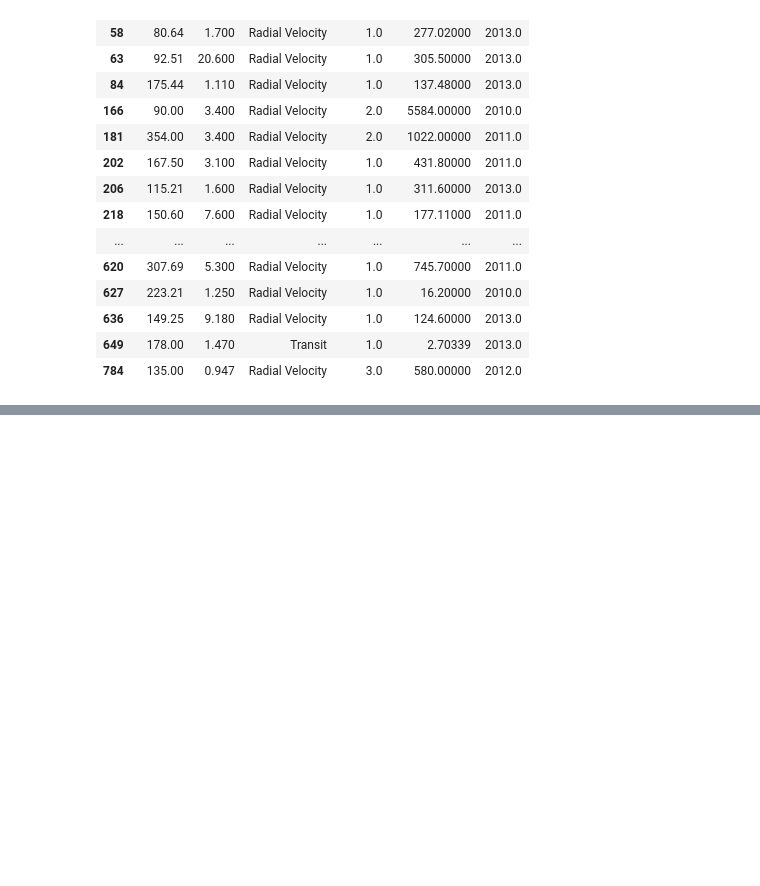
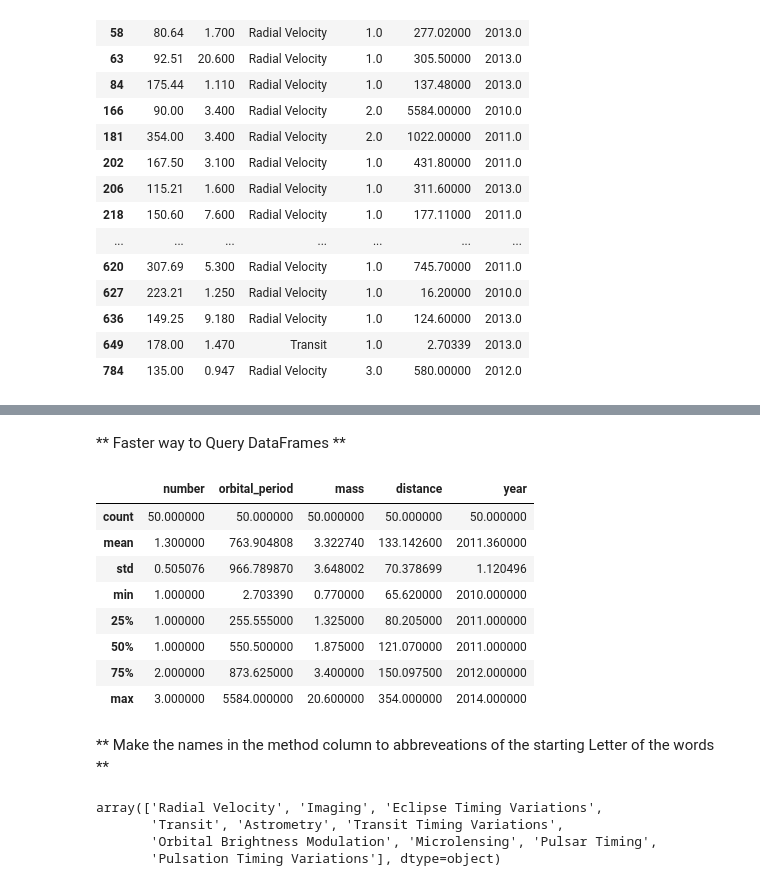
Before and after one commit to ShrayankM/Foundations-OF-DataScience-Assignments, a Jupyter notebook: Week - 10 Pandas Continued/W10_Lectures.ipynb, the cells around one changed output, grey strips where cells are left out. Cells and saved outputs as stored; diff of their text form; code cells hidden in the pictures; blank space fills up the shorter version.

```diff
--- a/Week - 10 Pandas Continued/W10_Lectures.ipynb
+++ b/Week - 10 Pandas Continued/W10_Lectures.ipynb
@@ -289,0 +304,20 @@ df
+# %% [markdown]
+** Faster way to Query DataFrames **
+# %%
+df_ = new_planets.copy()
+df_ = df_[(df_['year'] >= 2010) & (df_['distance'] > _percentile_75) &
+          ((df_['method'] == 'Transit') | (df_['method'] == 'Radial Velocity'))]
+# %%
+df_.describe()
+# %% [output]
+|  | number | orbital_period | mass | distance | year |
+| count | 50.000000 | 50.000000 | 50.000000 | 50.000000 | 50.000000 |
+| mean | 1.300000 | 763.904808 | 3.322740 | 133.142600 | 2011.360000 |
+| std | 0.505076 | 966.789870 | 3.648002 | 70.378699 | 1.120496 |
+| min | 1.000000 | 2.703390 | 0.770000 | 65.620000 | 2010.000000 |
+| 25% | 1.000000 | 255.555000 | 1.325000 | 80.205000 | 2011.000000 |
+| 50% | 1.000000 | 550.500000 | 1.875000 | 121.070000 | 2011.000000 |
+| 75% | 2.000000 | 873.625000 | 3.400000 | 150.097500 | 2012.000000 |
+| max | 3.000000 | 5584.000000 | 20.600000 | 354.000000 | 2014.000000 |
+# %% [markdown]
+** Make the names in the method column to abbreveations of the starting Letter of the words **
@@ -289,0 +327,7 @@ df
+# %%
+df.method.unique()
+# %% [output]
+array(['Radial Velocity', 'Imaging', 'Eclipse Timing Variations',
+       'Transit', 'Astrometry', 'Transit Timing Variations',
+       'Orbital Brightness Modulation', 'Microlensing', 'Pulsar Timing',
+       'Pulsation Timing Variations'], dtype=object)
```
Also changed, not shown: parts of 29 cells of this notebook.
